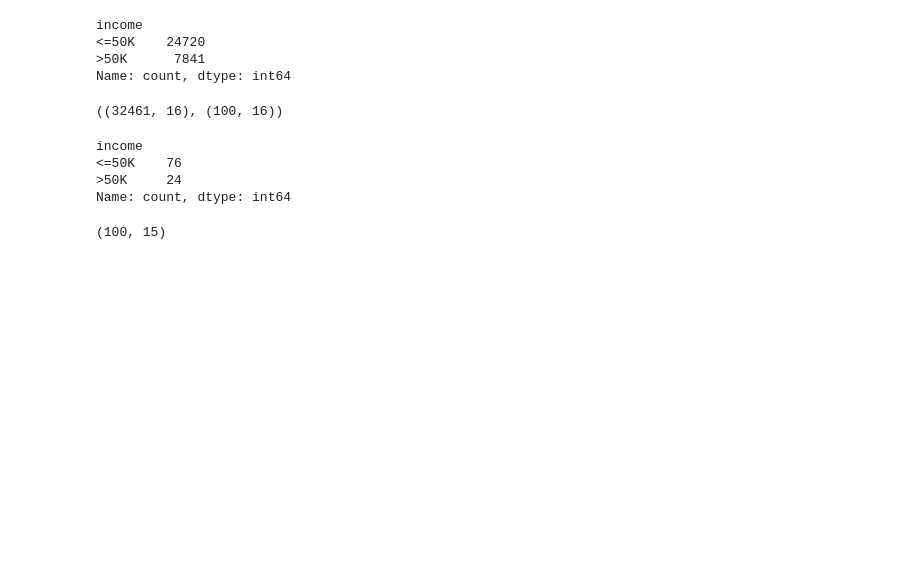
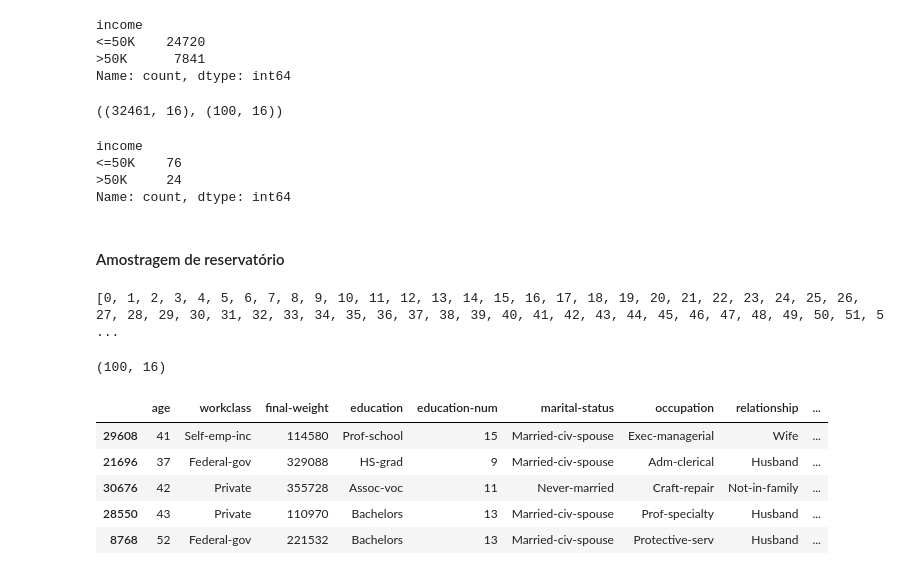
Before and after one commit to joaoholandaa/estatistica-python, a Jupyter notebook: notebooks/populacao_amostra.ipynb, the cells around one changed output. Drawn from its saved outputs; the diff is of its cells as text; code cells hidden in the pictures; blank space fills up the shorter version.

Commit message:
amostragem de reservatório

```diff
--- a/notebooks/populacao_amostra.ipynb
+++ b/notebooks/populacao_amostra.ipynb
@@ -232,18 +232,47 @@ income
 <=50K    76
 >50K     24
 Name: count, dtype: int64
-# %%
-import pandas as pd
-import numpy as np
-import random
-from sklearn.model_selection import StratifiedShuffleSplit
-dataset = pd.read_csv('../data/census.csv')
-split = StratifiedShuffleSplit(test_size=100/len(dataset))
-
-for x, y in split.split(dataset, dataset['income']):
-    df_x = dataset.iloc[x]
-    df_y = dataset.iloc[y]
-
-print(df_y.shape)
-# %% [output]
-(100, 15)
+# %% [markdown]
+#### Amostragem de reservatório
+# %%
+stream = []
+for i in range(len(dataset)):
+	stream.append(i)
+# %%
+print(stream)
+# %% [output]
+[0, 1, 2, 3, 4, 5, 6, 7, 8, 9, 10, 11, 12, 13, 14, 15, 16, 17, 18, 19, 20, 21, 22, 23, 24, 25, 26, 27, 28, 29, 30, 31, 32, 33, 34, 35, 36, 37, 38, 39, 40, 41, 42, 43, 44, 45, 46, 47, 48, 49, 50, 51, 5 ...
+# %%
+def amostragem_reservatorio(dataset, amostras):
+	stream = []
+	for i in range(len(dataset)):
+		stream.append(i)
+
+	i = 0
+	tamanho = len(dataset)
+
+	reservatorio = [0] * amostras
+	for i in range(amostras):
+		reservatorio[i] = stream[i]
+
+	while i < tamanho:
+		j = random.randrange(i + 1)
+		if j < amostras:
+			reservatorio[j] = stream[i]
+		i += 1
+
+	return dataset.iloc[reservatorio]
+# %%
+df_amostragem_reservatorio = amostragem_reservatorio(dataset, 100)
+df_amostragem_reservatorio.shape
+# %% [output]
+(100, 16)
+# %%
+df_amostragem_reservatorio.head()
+# %% [output]
+|  | age | workclass | final-weight | education | education-num | marital-status | occupation | relationship | ... |
+| 29608 | 41 | Self-emp-inc | 114580 | Prof-school | 15 | Married-civ-spouse | Exec-managerial | Wife | ... |
+| 21696 | 37 | Federal-gov | 329088 | HS-grad | 9 | Married-civ-spouse | Adm-clerical | Husband | ... |
+| 30676 | 42 | Private | 355728 | Assoc-voc | 11 | Never-married | Craft-repair | Not-in-family | ... |
+| 28550 | 43 | Private | 110970 | Bachelors | 13 | Married-civ-spouse | Prof-specialty | Husband | ... |
+| 8768 | 52 | Federal-gov | 221532 | Bachelors | 13 | Married-civ-spouse | Protective-serv | Husband | ... |
```
